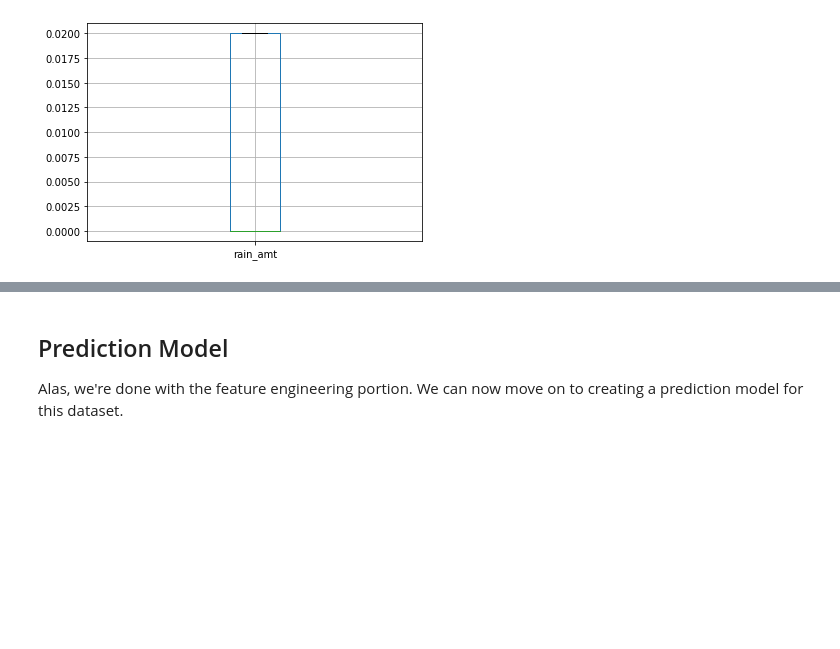
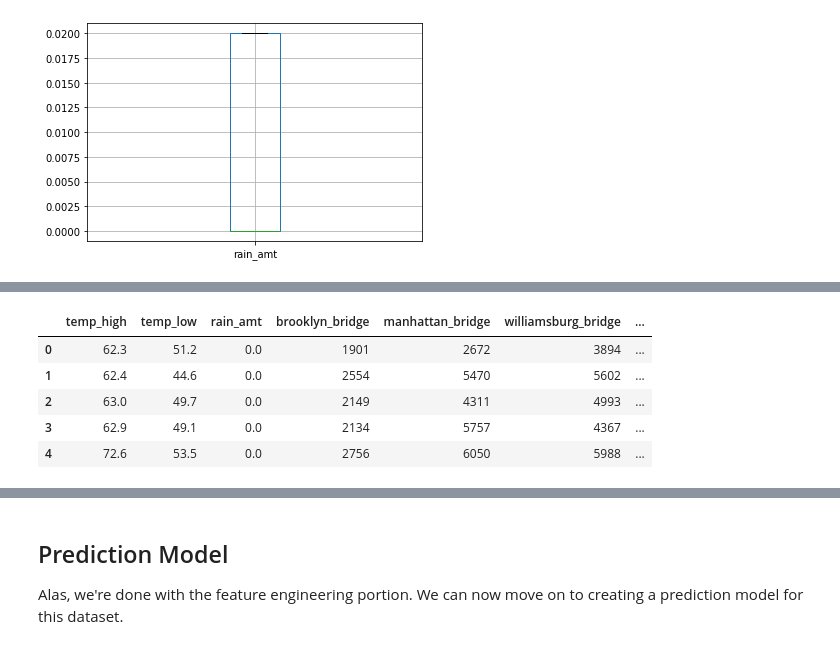
Before and after one commit to check4ismail/cs-502-predictive, a Jupyter notebook: assignment_7/Predictive Model.ipynb, the cells around one changed output, grey strips where cells are left out. Cells and saved outputs as stored; diff of their text form; code cells hidden in the pictures; blank space fills up the shorter version.

```diff
--- a/assignment_7/Predictive Model.ipynb
+++ b/assignment_7/Predictive Model.ipynb
@@ -275,0 +289,8 @@ df.boxplot(column='rain_amt')
+# %%
+from sdv.tabular import GaussianCopula
+model = GaussianCopula()
+model.fit(df)
+
+sample = model.sample(30)
+sample.head()
+# %% [output]
@@ -275,0 +298,6 @@ df.boxplot(column='rain_amt')
+|  | temp_high | temp_low | rain_amt | brooklyn_bridge | manhattan_bridge | williamsburg_bridge | ... |
+| 0 | 62.3 | 51.2 | 0.0 | 1901 | 2672 | 3894 | ... |
+| 1 | 62.4 | 44.6 | 0.0 | 2554 | 5470 | 5602 | ... |
+| 2 | 63.0 | 49.7 | 0.0 | 2149 | 4311 | 4993 | ... |
+| 3 | 62.9 | 49.1 | 0.0 | 2134 | 5757 | 4367 | ... |
+| 4 | 72.6 | 53.5 | 0.0 | 2756 | 6050 | 5988 | ... |
```
Also changed, not shown: parts of 11 cells of this notebook, 1 other file.
